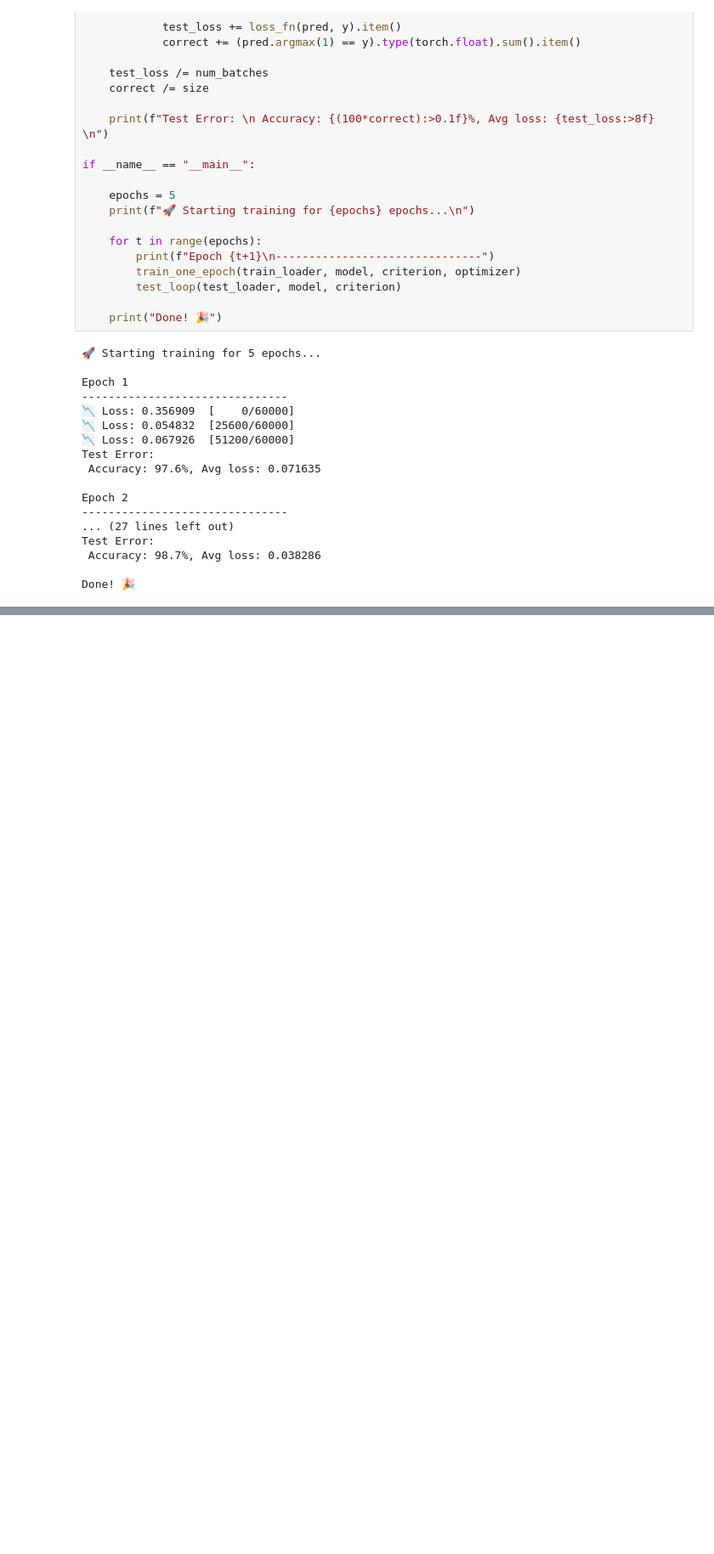
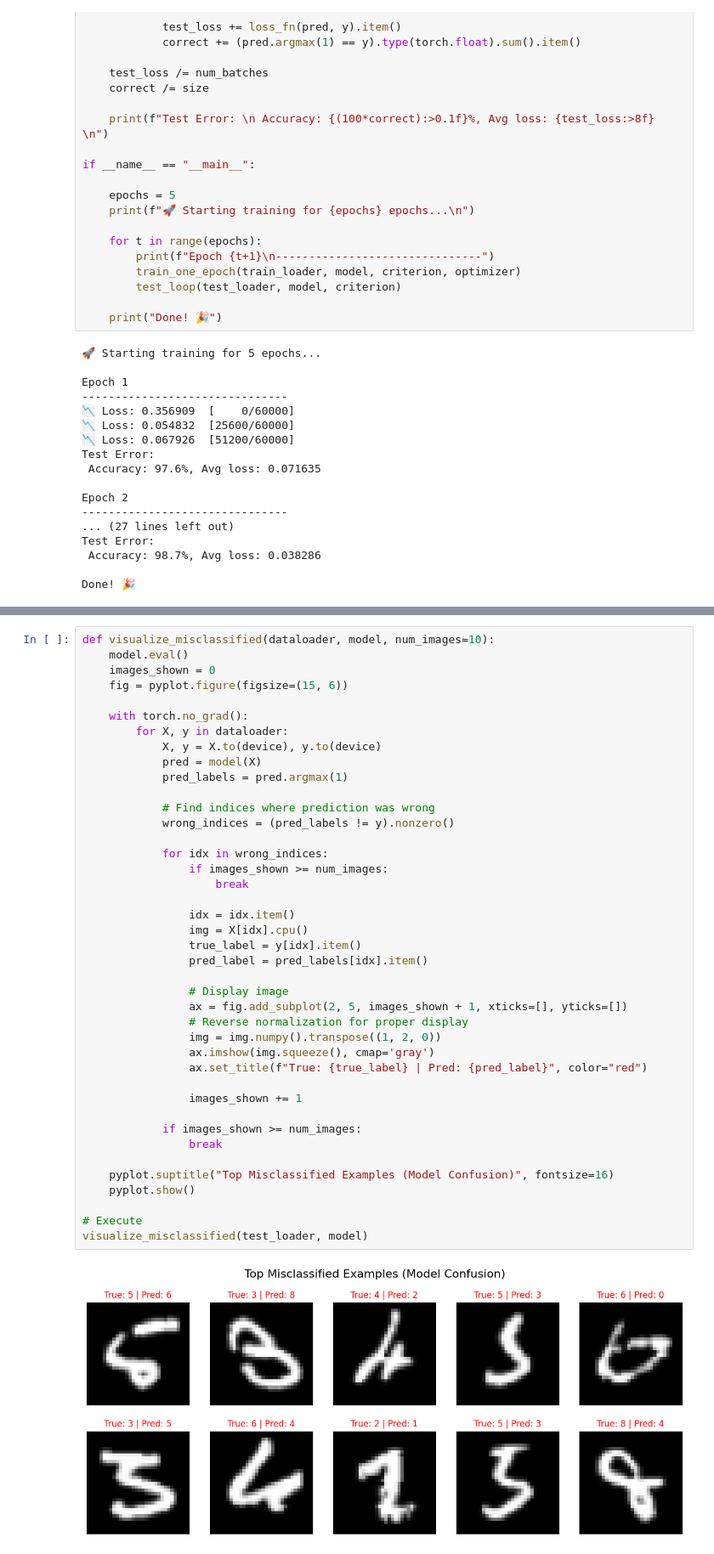
Before and after one commit to alireza-taheriF/100-days-of-dl-papers, a Jupyter notebook: lenet5_impl.ipynb, the cells around one changed output, grey strips where cells are left out. Shown at 85% size. Cells and saved outputs as stored; diff of their text form; blank space fills up the shorter version.

```diff
--- a/lenet5_impl.ipynb
+++ b/lenet5_impl.ipynb
@@ -206,0 +307,43 @@ Done! 🎉
+# %%
+def visualize_misclassified(dataloader, model, num_images=10):
+    model.eval()
+    images_shown = 0
+    fig = pyplot.figure(figsize=(15, 6))
+
+    with torch.no_grad():
+        for X, y in dataloader:
+            X, y = X.to(device), y.to(device)
+            pred = model(X)
+            pred_labels = pred.argmax(1)
+
+            # Find indices where prediction was wrong
+            wrong_indices = (pred_labels != y).nonzero()
+
+            for idx in wrong_indices:
+                if images_shown >= num_images:
+                    break
+
+                idx = idx.item()
+                img = X[idx].cpu()
+                true_label = y[idx].item()
+                pred_label = pred_labels[idx].item()
+
+                # Display image
+                ax = fig.add_subplot(2, 5, images_shown + 1, xticks=[], yticks=[])
+                # Reverse normalization for proper display
+                img = img.numpy().transpose((1, 2, 0))
+                ax.imshow(img.squeeze(), cmap='gray')
+                ax.set_title(f"True: {true_label} | Pred: {pred_label}", color="red")
+
+                images_shown += 1
+
+            if images_shown >= num_images:
+                break
+
+    pyplot.suptitle("Top Misclassified Examples (Model Confusion)", fontsize=16)
+    pyplot.show()
+
+# Execute
+visualize_misclassified(test_loader, model)
+# %% [output]
+[figure, added]
```
Also changed, not shown: parts of 2 cells of this notebook.
